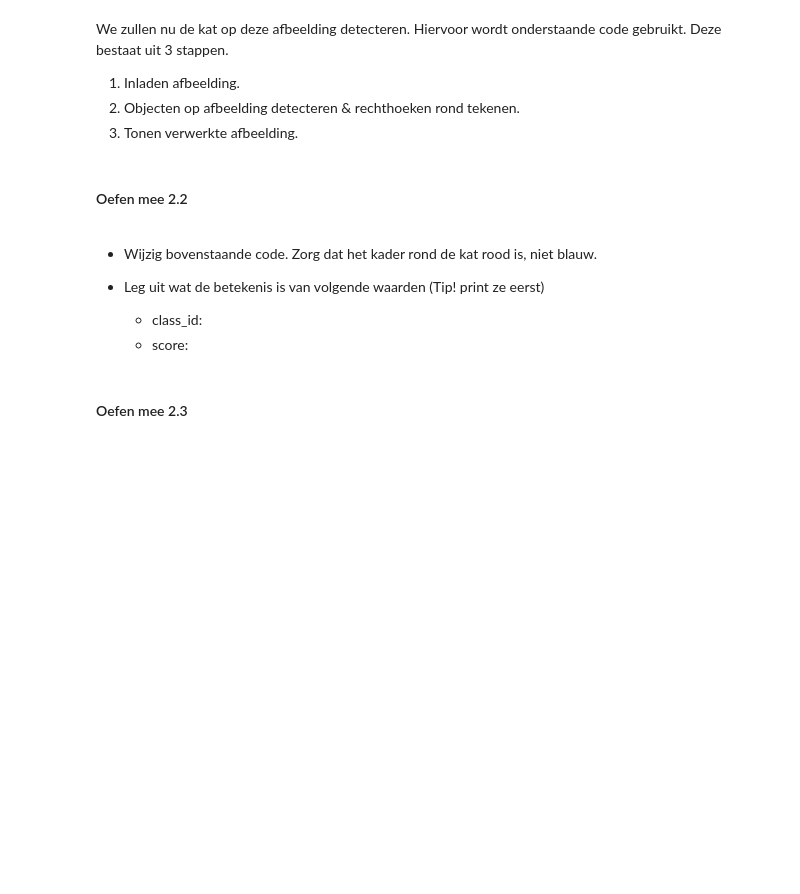
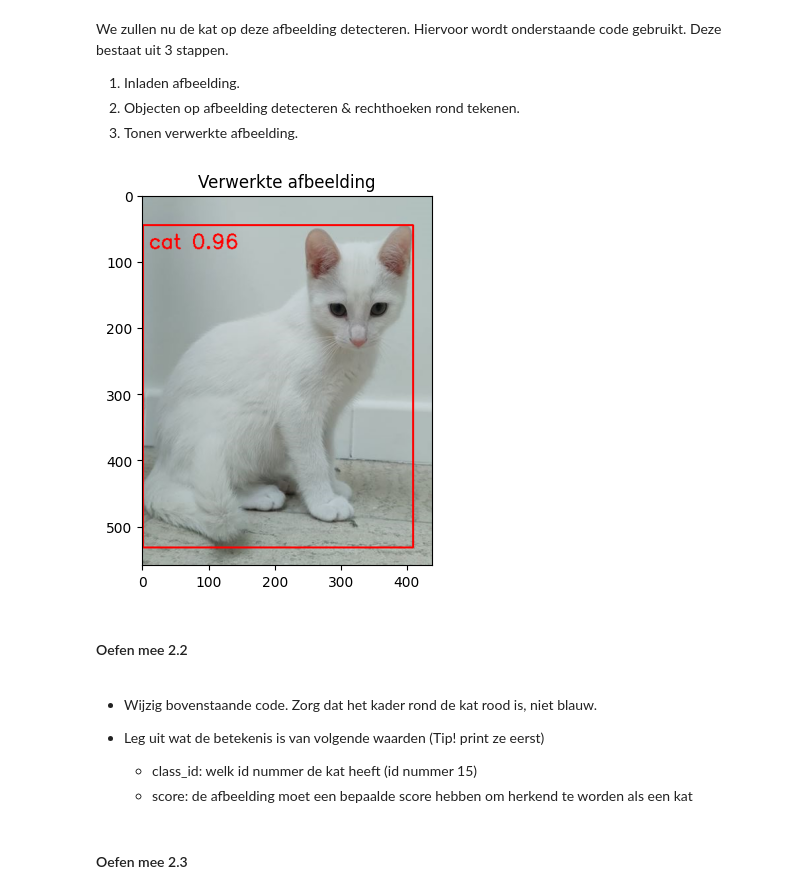
Before and after one commit to laurensjoosten/6ICT_PROG_2025_2026, a Jupyter notebook: hfst_5 AI/objectdetectie/2_YOLOdetectie.ipynb, the cells around one changed output. Cells and saved outputs as stored; diff of their text form; code cells hidden in the pictures; blank space fills up the shorter version.

```diff
--- a/hfst_5 AI/objectdetectie/2_YOLOdetectie.ipynb
+++ b/hfst_5 AI/objectdetectie/2_YOLOdetectie.ipynb
@@ -141,25 +184,28 @@ We zullen nu de kat op deze afbeelding detecteren. Hiervoor wordt onderstaande c
 # %%
 # STAP 1: inladen afbeelding.
 afbeelding = cv2.imread(r'../_afbeeldingen/kat.jpg')
 afbeelding = cv2.cvtColor(afbeelding, cv2.COLOR_BGR2RGB)
 
 # STAP 2: detecteer objecten & teken rechthoeken.
 objecten = yolo(afbeelding, verbose=False)[0]
 for object in objecten.boxes.data.tolist():
     x1, y1, x2, y2, score, class_id = object
     x1, y1, x2, y2, class_id = int(x1), int(y1), int(x2), int(y2), int(class_id)
-    cv2.rectangle(afbeelding, (x1, y1), (x2,y2), (0,0,255), 2)
+    cv2.rectangle(afbeelding, (x1, y1), (x2,y2), (255,0,0), 2)
+    cv2.putText(afbeelding,f"{yolo.names[class_id]} {round(score, 2)}" , (10, 80), cv2.FONT_HERSHEY_SIMPLEX, 1, (255,0,0), 2)
 
 # STAP 3: tonen verwerkte afbeelding.
-plt_imshow("Verwerkte afbeelding", afbeelding)
+plt_imshow(f"Verwerkte afbeelding", afbeelding)
+# %% [output]
+[figure, added]
 # %% [markdown]
 #### Oefen mee 2.2
 # %% [markdown]
 - Wijzig bovenstaande code. Zorg dat het kader rond de kat rood is, niet blauw.
 
 - Leg uit wat de betekenis is van volgende waarden (Tip! print ze eerst) <div style="background-color:#008000">
-    - class_id:
-    - score:
+    - class_id: welk id nummer de kat heeft (id nummer 15)
+    - score: de afbeelding moet een bepaalde score hebben om herkend te worden als een kat
 </div>
 # %% [markdown]
 #### Oefen mee 2.3
```
Also changed, not shown: parts of 14 cells of this notebook, 19 other files.
